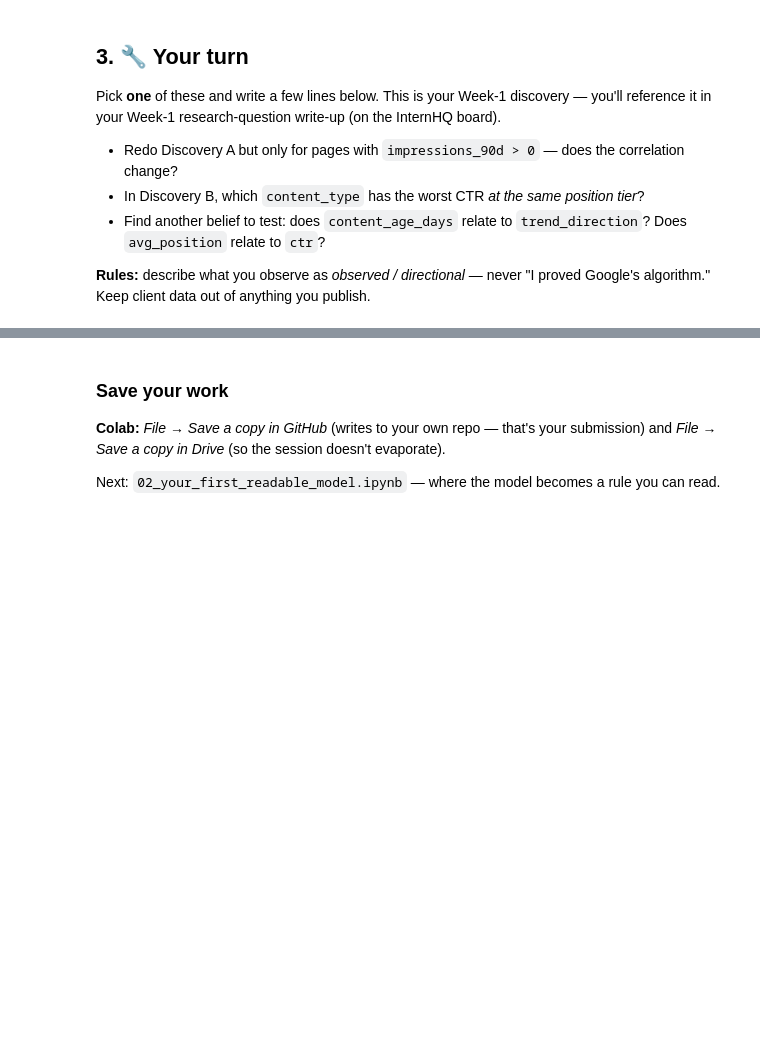
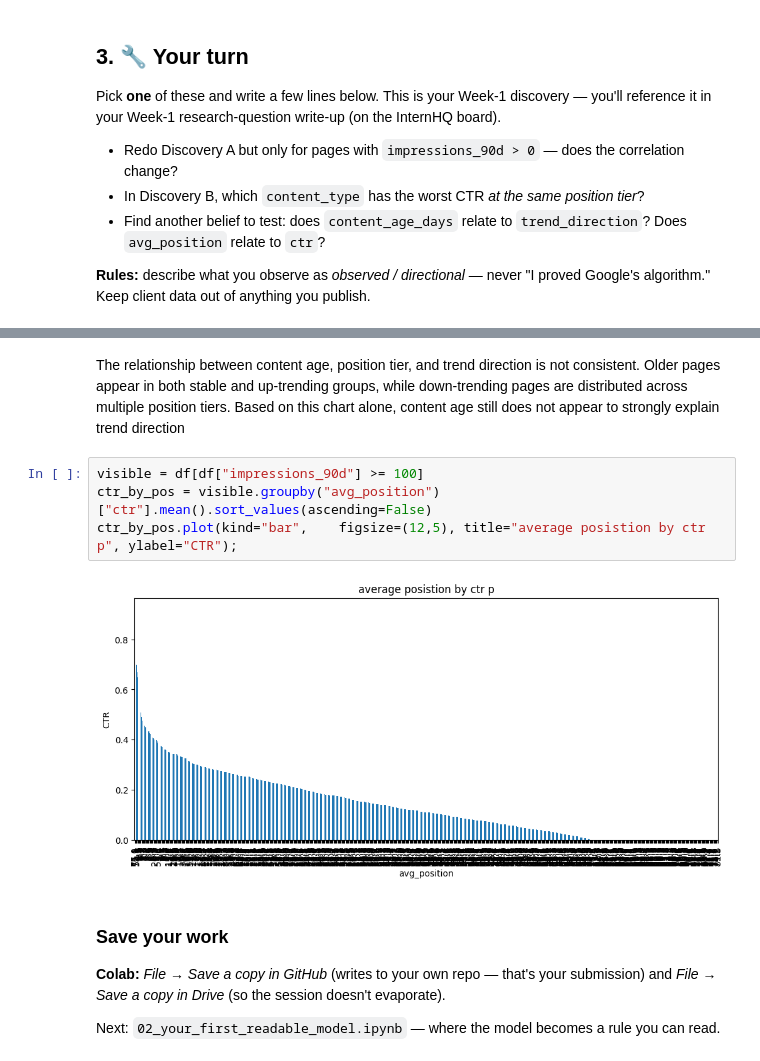
Before and after one commit to RG-01-00/flyrank_ml_intern1, a Jupyter notebook: notebooks/01_first_look_and_discovery.ipynb, the cells around one changed output, grey strips where cells are left out. Saved outputs shown, nothing was run; the diff lists cells and outputs as text; blank space fills up the shorter version.

```diff
--- a/notebooks/01_first_look_and_discovery.ipynb
+++ b/notebooks/01_first_look_and_discovery.ipynb
@@ -102,3 +225,11 @@ Pick **one** of these and write a few lines below. This is your Week-1 discovery
+# %% [markdown]
+The relationship between content age, position tier, and trend direction is not consistent. Older pages appear in both stable and up-trending groups, while down-trending pages are distributed across multiple position tiers. Based on this chart alone, content age still does not appear to strongly explain trend direction
+# %%
+visible = df[df["impressions_90d"] >= 100]
+ctr_by_pos = visible.groupby("avg_position")["ctr"].mean().sort_values(ascending=False)
+ctr_by_pos.plot(kind="bar",    figsize=(12,5), title="average posistion by ctr p", ylabel="CTR");
+# %% [output]
+[figure, added]
 # %% [markdown]
 ### Save your work
 **Colab:** *File → Save a copy in GitHub* (writes to your own repo — that's your submission) and *File → Save a copy in Drive* (so the session doesn't evaporate).
```
Also changed, not shown: parts of 17 cells of this notebook.
